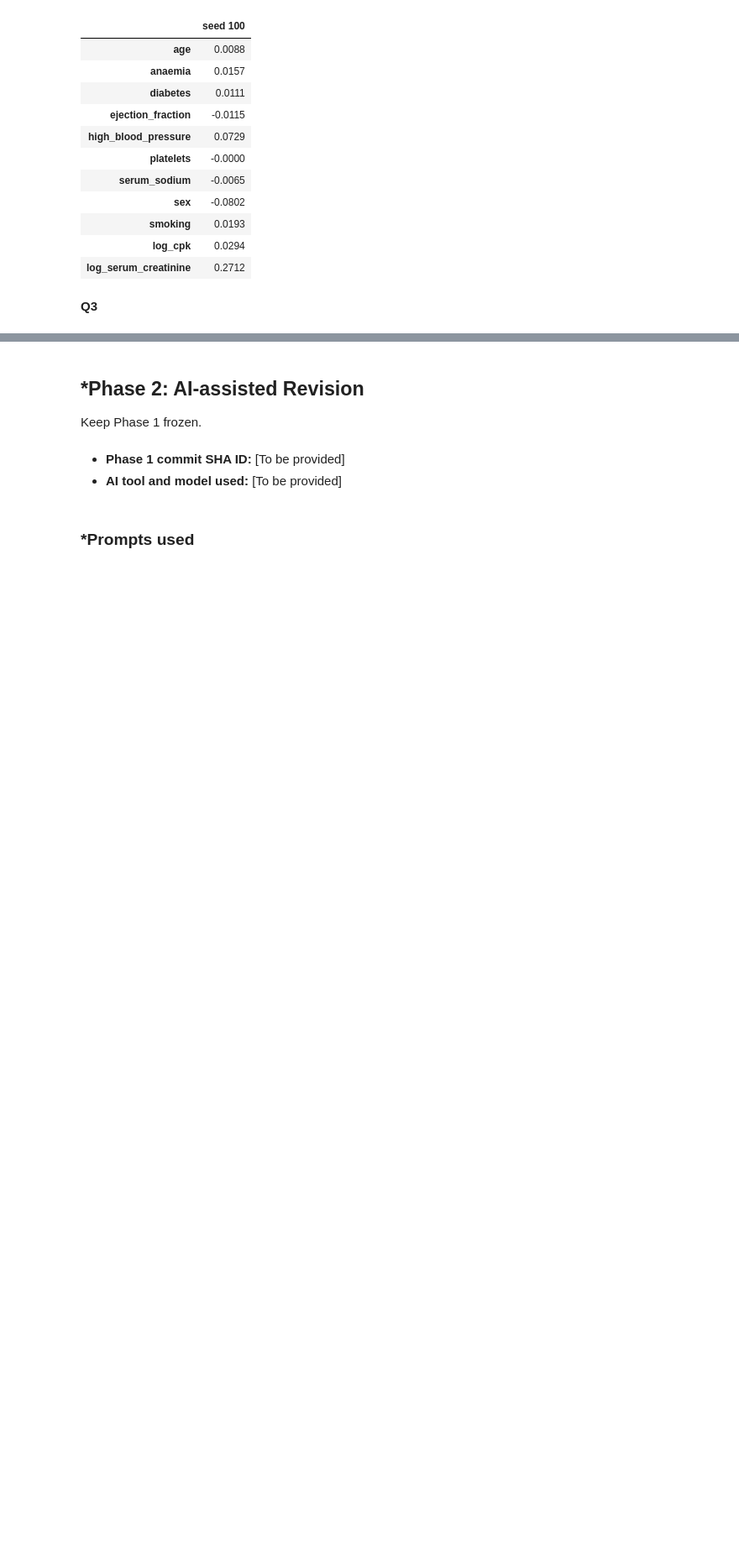
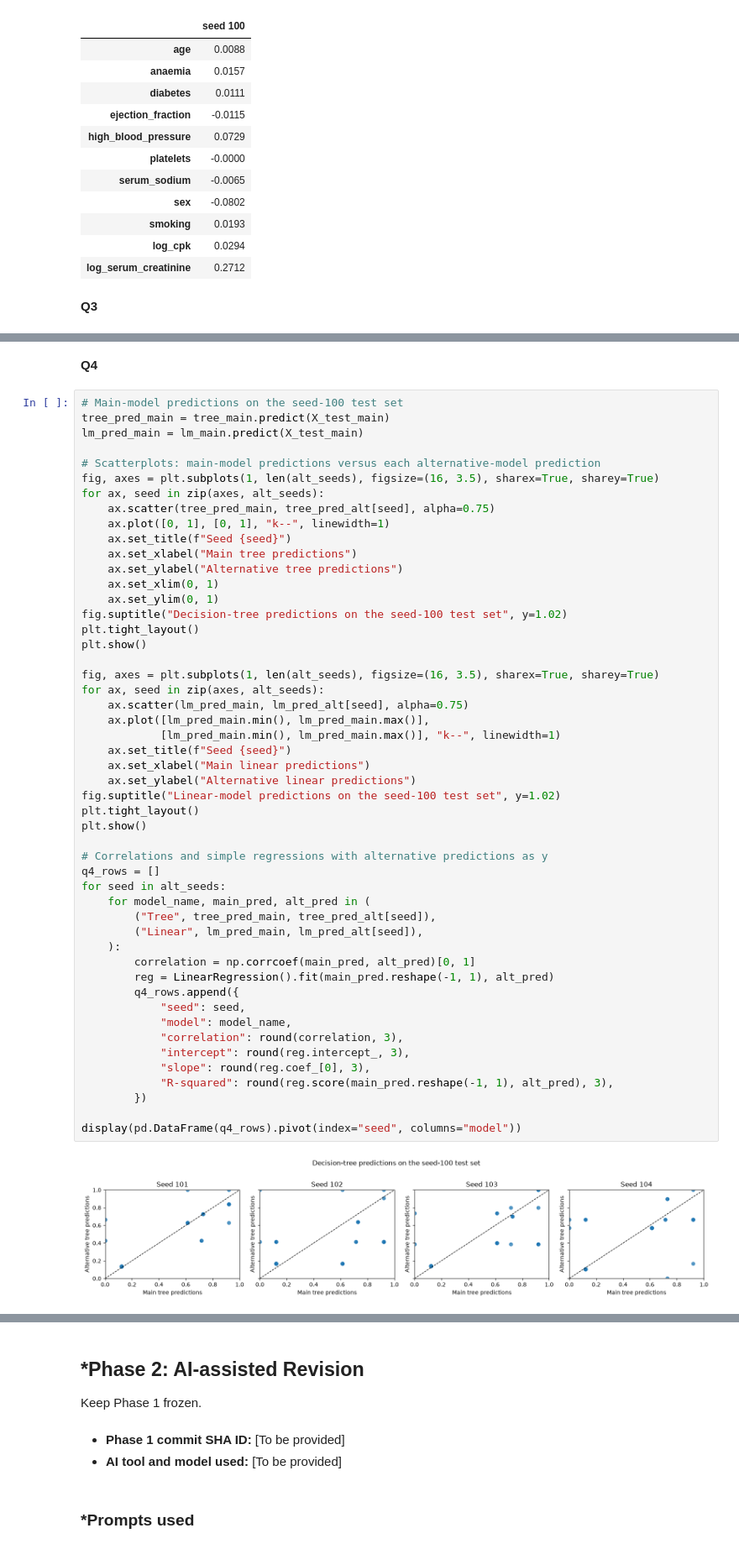
Before and after one commit to fcx4bw/L03-tree-stability, a Jupyter notebook: notebook.ipynb, the cells around one changed output, grey strips where cells are left out. Shown at 84% size. Saved outputs shown, nothing was run; the diff lists cells and outputs as text; blank space fills up the shorter version.

```diff
--- a/notebook.ipynb
+++ b/notebook.ipynb
@@ -280,0 +281,54 @@ plt.show()
+# %% [markdown]
+**Q4**
+# %%
+# Main-model predictions on the seed-100 test set
+tree_pred_main = tree_main.predict(X_test_main)
+lm_pred_main = lm_main.predict(X_test_main)
+
+# Scatterplots: main-model predictions versus each alternative-model prediction
+fig, axes = plt.subplots(1, len(alt_seeds), figsize=(16, 3.5), sharex=True, sharey=True)
+for ax, seed in zip(axes, alt_seeds):
+    ax.scatter(tree_pred_main, tree_pred_alt[seed], alpha=0.75)
+    ax.plot([0, 1], [0, 1], "k--", linewidth=1)
+    ax.set_title(f"Seed {seed}")
+    ax.set_xlabel("Main tree predictions")
+    ax.set_ylabel("Alternative tree predictions")
+    ax.set_xlim(0, 1)
+    ax.set_ylim(0, 1)
+fig.suptitle("Decision-tree predictions on the seed-100 test set", y=1.02)
+plt.tight_layout()
+plt.show()
+
+fig, axes = plt.subplots(1, len(alt_seeds), figsize=(16, 3.5), sharex=True, sharey=True)
+for ax, seed in zip(axes, alt_seeds):
+    ax.scatter(lm_pred_main, lm_pred_alt[seed], alpha=0.75)
+    ax.plot([lm_pred_main.min(), lm_pred_main.max()],
+            [lm_pred_main.min(), lm_pred_main.max()], "k--", linewidth=1)
+    ax.set_title(f"Seed {seed}")
+    ax.set_xlabel("Main linear predictions")
+    ax.set_ylabel("Alternative linear predictions")
+fig.suptitle("Linear-model predictions on the seed-100 test set", y=1.02)
+plt.tight_layout()
+plt.show()
+
+# Correlations and simple regressions with alternative predictions as y
+q4_rows = []
+for seed in alt_seeds:
+    for model_name, main_pred, alt_pred in (
+        ("Tree", tree_pred_main, tree_pred_alt[seed]),
+        ("Linear", lm_pred_main, lm_pred_alt[seed]),
+    ):
+        correlation = np.corrcoef(main_pred, alt_pred)[0, 1]
+        reg = LinearRegression().fit(main_pred.reshape(-1, 1), alt_pred)
+        q4_rows.append({
+            "seed": seed,
+            "model": model_name,
+            "correlation": round(correlation, 3),
+            "intercept": round(reg.intercept_, 3),
+            "slope": round(reg.coef_[0], 3),
+            "R-squared": round(reg.score(main_pred.reshape(-1, 1), alt_pred), 3),
+        })
+
+display(pd.DataFrame(q4_rows).pivot(index="seed", columns="model"))
+# %% [output]
+[figure, added]
```
Also changed, not shown: parts of 7 cells of this notebook.
